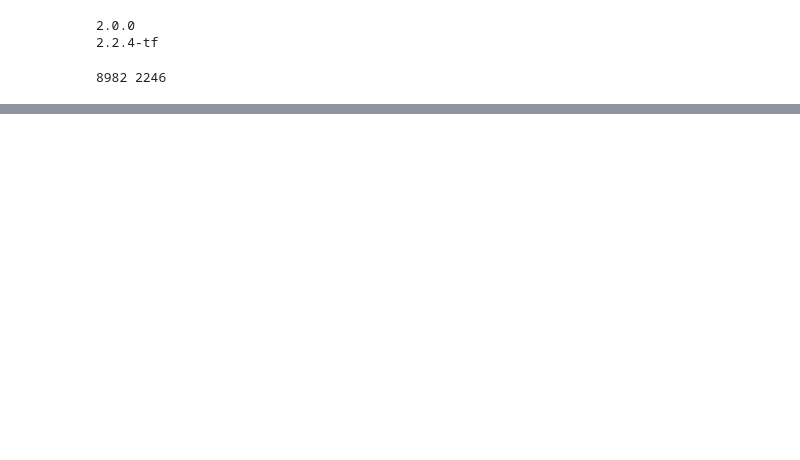
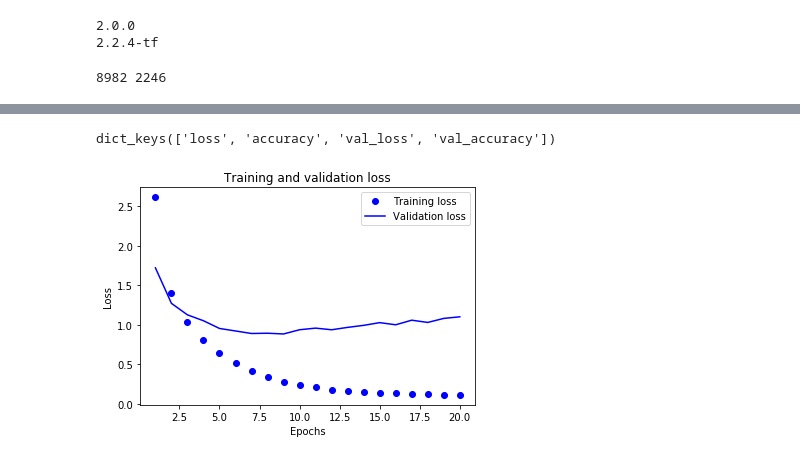
Before and after one commit to MichalGasiorowski/ml-playground, a Jupyter notebook: notebook/classify-newswires.ipynb, the cells around one changed output, grey strips where cells are left out. Saved outputs shown, nothing was run; the diff lists cells and outputs as text; code cells hidden in the pictures; blank space fills up the shorter version.

```diff
--- a/notebook/classify-newswires.ipynb
+++ b/notebook/classify-newswires.ipynb
@@ -11,18 +19,19 @@ print(tf.keras.__version__)
 # %%
-def plot_accuracy(history_dict):
+def plot_history(history_dict, what_to_plot, title, xlabel='Epochs', ylabel='Accuracy'):
+    # [(k1,l1),(k2,l2)]
 
-    acc = history_dict['binary_accuracy']
+    key1, plot_label_1 = what_to_plot[0]
+    key2, plot_label_2 = what_to_plot[1]
 
-    epochs = range(1, len(acc) + 1)
+    epochs = range(1, len(history_dict[key1]) + 1)
     plt.clf() # clear figure
-    acc_values = history_dict['binary_accuracy']
-    val_acc_values = history_dict['val_binary_accuracy']
 
-    plt.plot(epochs, acc_values, 'bo', label='Training accuracy')
-    plt.plot(epochs, val_acc_values, 'b', label='Validation accuracy')
-    plt.title('Training and validation accuracy')
-    plt.xlabel('Epochs')
-    plt.ylabel('accuracy')
+    plt.plot(epochs, history_dict[key1], 'bo', label=plot_label_1)
+    plt.plot(epochs, history_dict[key2], 'b', label=plot_label_2)
+    #plt.title('Training and validation accuracy')
+    plt.title(title)
+    plt.xlabel(xlabel)
+    plt.ylabel(ylabel)
     plt.legend()
 
     plt.show()
@@ -102,0 +89,20 @@ one_hot_test_labels = to_one_hot(test_labels)
+# %%
+model = models.Sequential()
+model.add(layers.Dense(64, activation='relu', input_shape=(10000,)))
+model.add(layers.Dense(64, activation='relu'))
+model.add(layers.Dense(46, activation='softmax'))
+
+#The best loss function to use in this case is categorical_crossentropy. It measures
+#the distance between two probability distributions: here, between the probability distribution
+#output by the network and the true distribution of the labels
+
+model.compile(optimizer='rmsprop', loss='categorical_crossentropy', metrics=['accuracy'])
+# %%
+x_val = x_train[:1000]
+partial_x_train = x_train[1000:]
+
+y_val = one_hot_train_labels[:1000]
+partial_y_train = one_hot_train_labels[1000:]
+# %%
+history = model.fit(partial_x_train, partial_y_train, epochs=20,
+                    batch_size=512, validation_data=(x_val, y_val))
@@ -102,0 +127,10 @@ one_hot_test_labels = to_one_hot(test_labels)
+# %%
+history_dict = history.history
+history_dict.keys()
+# %% [output]
+dict_keys(['loss', 'accuracy', 'val_loss', 'val_accuracy'])
+# %%
+plot_history(history_dict, what_to_plot=[('loss', 'Training loss'),('val_loss', 'Validation loss')],
+              title='Training and validation loss', xlabel='Epochs', ylabel='Loss')
+# %% [output]
+[figure, added]
```
Also changed, not shown: parts of 26 cells of this notebook.
